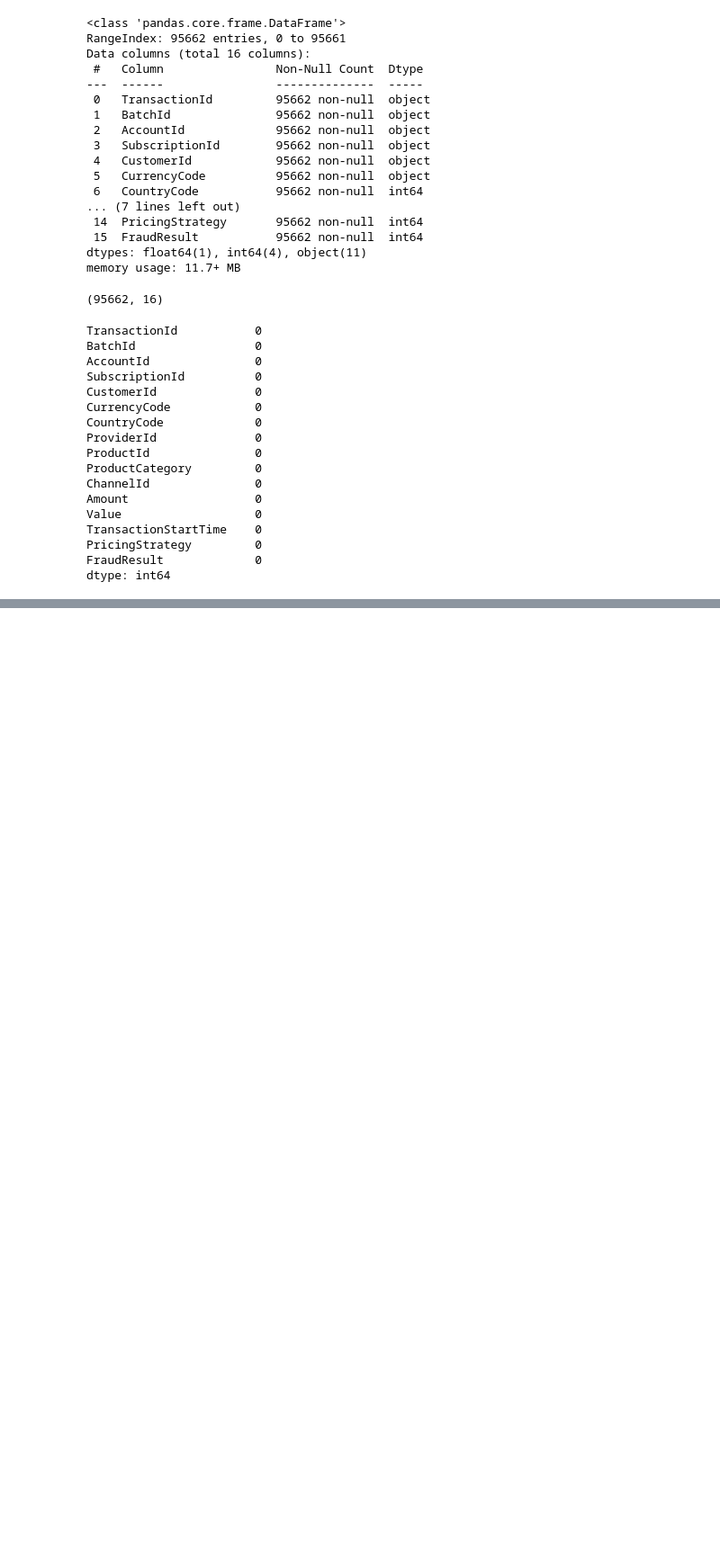
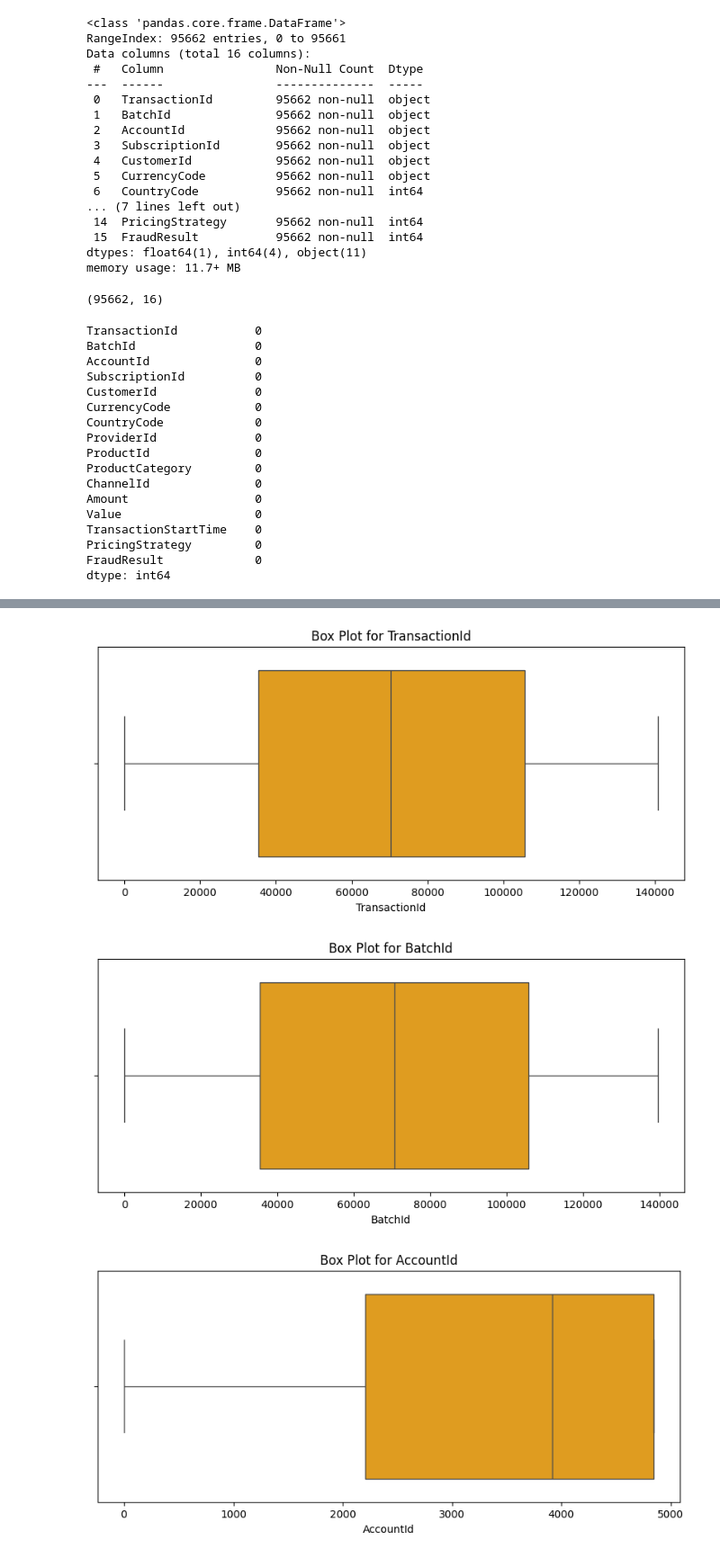
Before and after one commit to Abdulaziz7878/Bati-Bank, a Jupyter notebook: notebooks/EDA.ipynb, the cells around one changed output, grey strips where cells are left out. Shown at 90% size. Saved outputs shown, nothing was run; the diff lists cells and outputs as text; code cells hidden in the pictures; blank space fills up the shorter version.

```diff
--- a/notebooks/EDA.ipynb
+++ b/notebooks/EDA.ipynb
@@ -86,0 +160,11 @@ df.head()
+# %%
+# Create a box plot for each numeric column
+for col in numeric_columns:
+    plt.figure(figsize=(10, 4))
+    sns.boxplot(x=df[col], color= 'orange')
+    plt.title(f'Box Plot for {col}')
+    plt.show()
+# %% [output]
+[figure, added]
+[figure, added]
+[figure, added]
```
Also changed, not shown: parts of 7 cells of this notebook, 1 other file.
